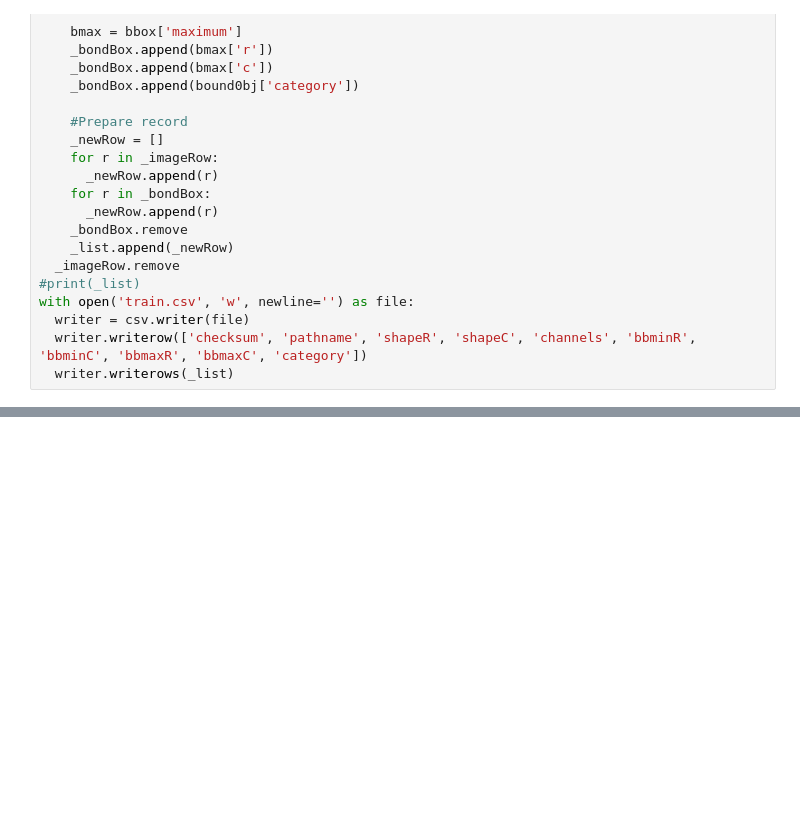
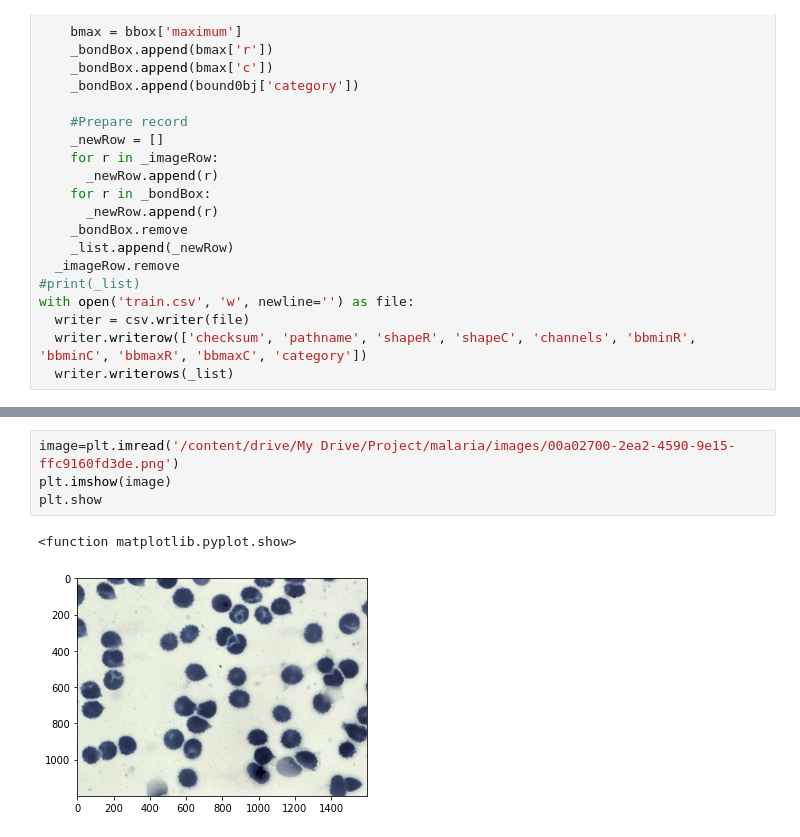
Before and after one commit to Nutsudapenpong/DPDM, a Jupyter notebook: Followmalaria.ipynb, the cells around one changed output, grey strips where cells are left out. Saved outputs shown, nothing was run; the diff lists cells and outputs as text; blank space fills up the shorter version.

```diff
--- a/Followmalaria.ipynb
+++ b/Followmalaria.ipynb
@@ -73,0 +189,7 @@ with open('train.csv', 'w', newline='') as file:
+# %%
+image=plt.imread('/content/drive/My Drive/Project/malaria/images/00a02700-2ea2-4590-9e15-ffc9160fd3de.png')
+plt.imshow(image)
+plt.show
+# %% [output]
+<function matplotlib.pyplot.show>
+[figure, added]
```
Also changed, not shown: parts of 11 cells of this notebook.
